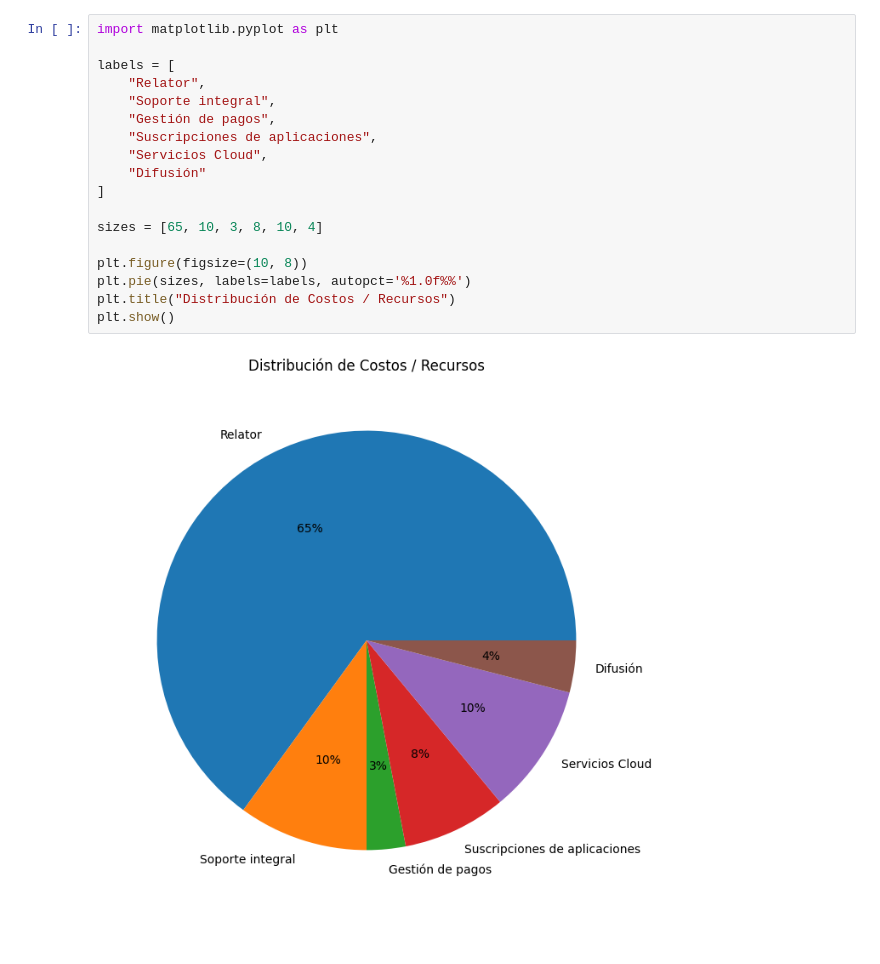
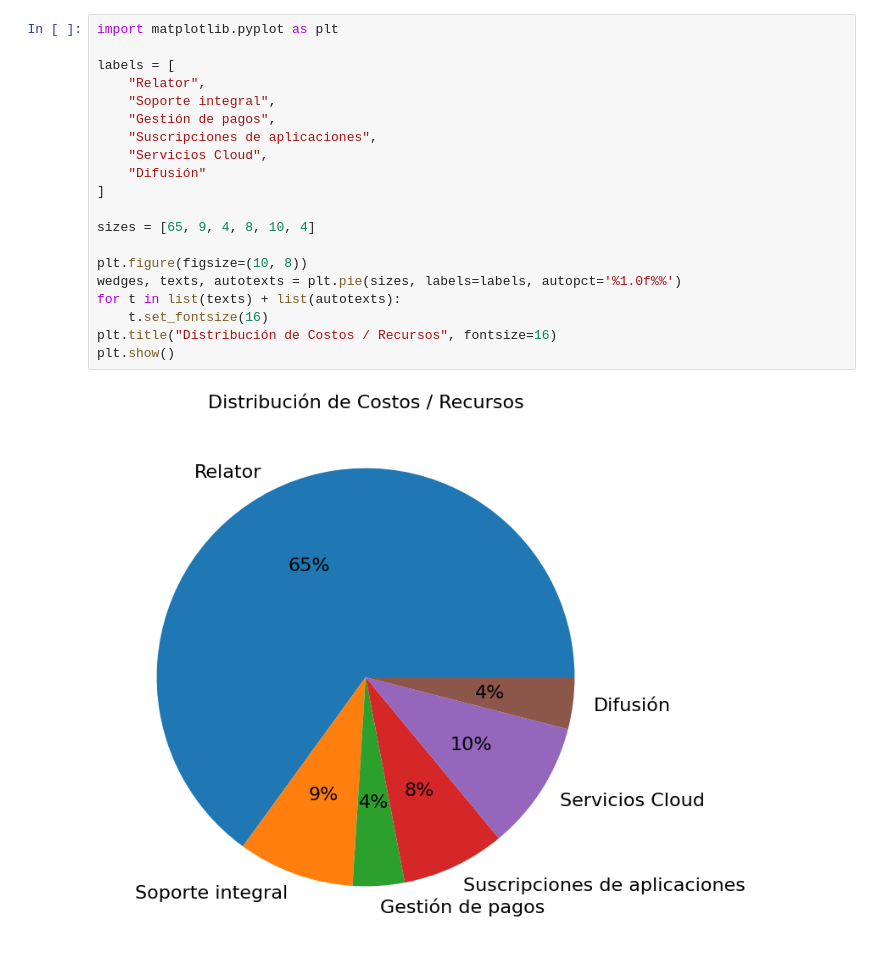
Before and after one commit to paranedagarcia/Cienciadedatos, a Jupyter notebook: torta.ipynb, the cells around one changed output. Cells and saved outputs as stored; diff of their text form.

```diff
--- a/torta.ipynb
+++ b/torta.ipynb
@@ -1,20 +1,22 @@
 # %%
 import matplotlib.pyplot as plt
 
 labels = [
     "Relator",
     "Soporte integral",
     "Gestión de pagos",
     "Suscripciones de aplicaciones",
     "Servicios Cloud",
     "Difusión"
 ]
 
-sizes = [65, 10, 3, 8, 10, 4]
+sizes = [65, 9, 4, 8, 10, 4]
 
 plt.figure(figsize=(10, 8))
-plt.pie(sizes, labels=labels, autopct='%1.0f%%')
-plt.title("Distribución de Costos / Recursos")
+wedges, texts, autotexts = plt.pie(sizes, labels=labels, autopct='%1.0f%%')
+for t in list(texts) + list(autotexts):
+    t.set_fontsize(16)
+plt.title("Distribución de Costos / Recursos", fontsize=16)
 plt.show()
 # %% [output]
-[figure, old version]
+[figure, new version]
```
Also changed, not shown: 1 other file.
